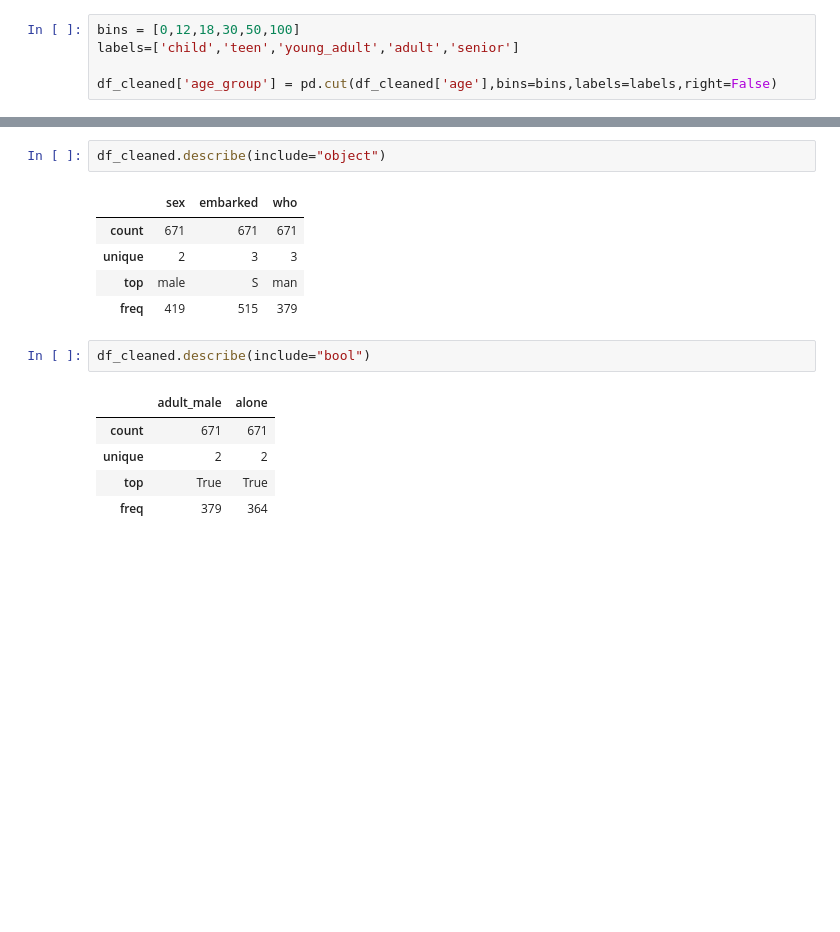
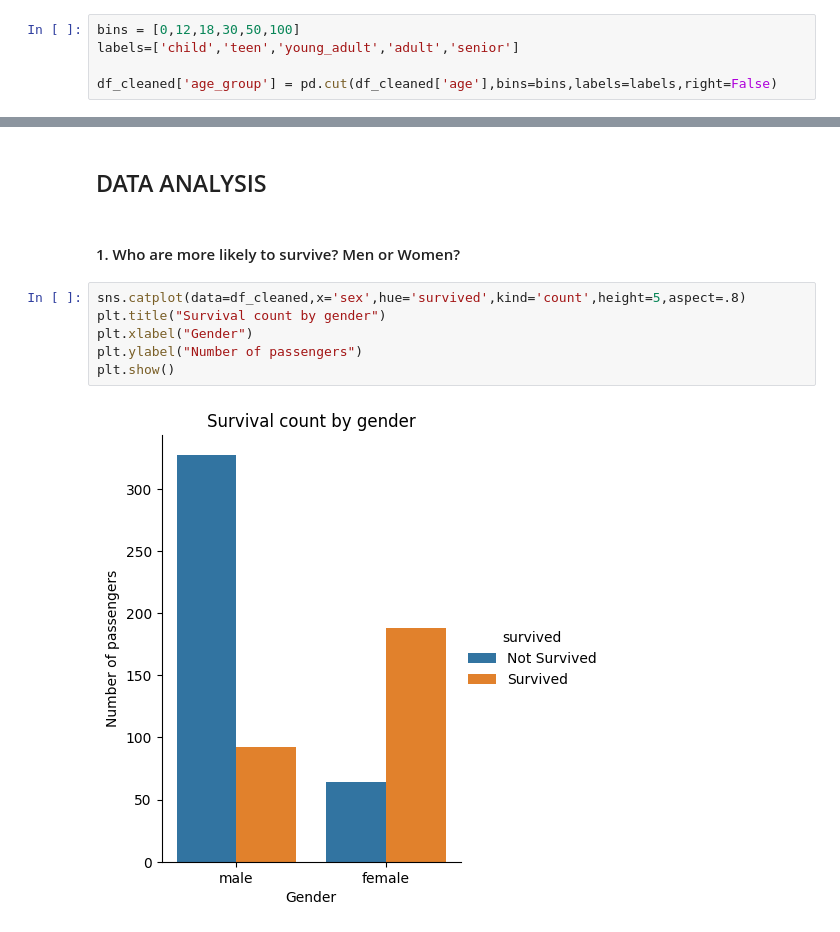
Before and after one commit to K-Atina/Titanic-Dataset, a Jupyter notebook: Titanic_Dataset.ipynb, the cells around one changed output, grey strips where cells are left out. Saved outputs shown, nothing was run; the diff lists cells and outputs as text; blank space fills up the shorter version.

```diff
--- a/Titanic_Dataset.ipynb
+++ b/Titanic_Dataset.ipynb
@@ -280,16 +283,12 @@ df_cleaned.describe(include='all')
-# %%
-df_cleaned.describe(include="object")
-# %% [output]
-|  | sex | embarked | who |
-| count | 671 | 671 | 671 |
-| unique | 2 | 3 | 3 |
-| top | male | S | man |
-| freq | 419 | 515 | 379 |
-# %%
-df_cleaned.describe(include="bool")
-# %% [output]
-|  | adult_male | alone |
-| count | 671 | 671 |
-| unique | 2 | 2 |
-| top | True | True |
-| freq | 379 | 364 |
+# %% [markdown]
+## DATA ANALYSIS
+# %% [markdown]
+#### 1. Who are more likely to survive? Men or Women?
+# %%
+sns.catplot(data=df_cleaned,x='sex',hue='survived',kind='count',height=5,aspect=.8)
+plt.title("Survival count by gender")
+plt.xlabel("Gender")
+plt.ylabel("Number of passengers")
+plt.show()
+# %% [output]
+[figure, added]
```
Also changed, not shown: parts of 13 cells of this notebook.
